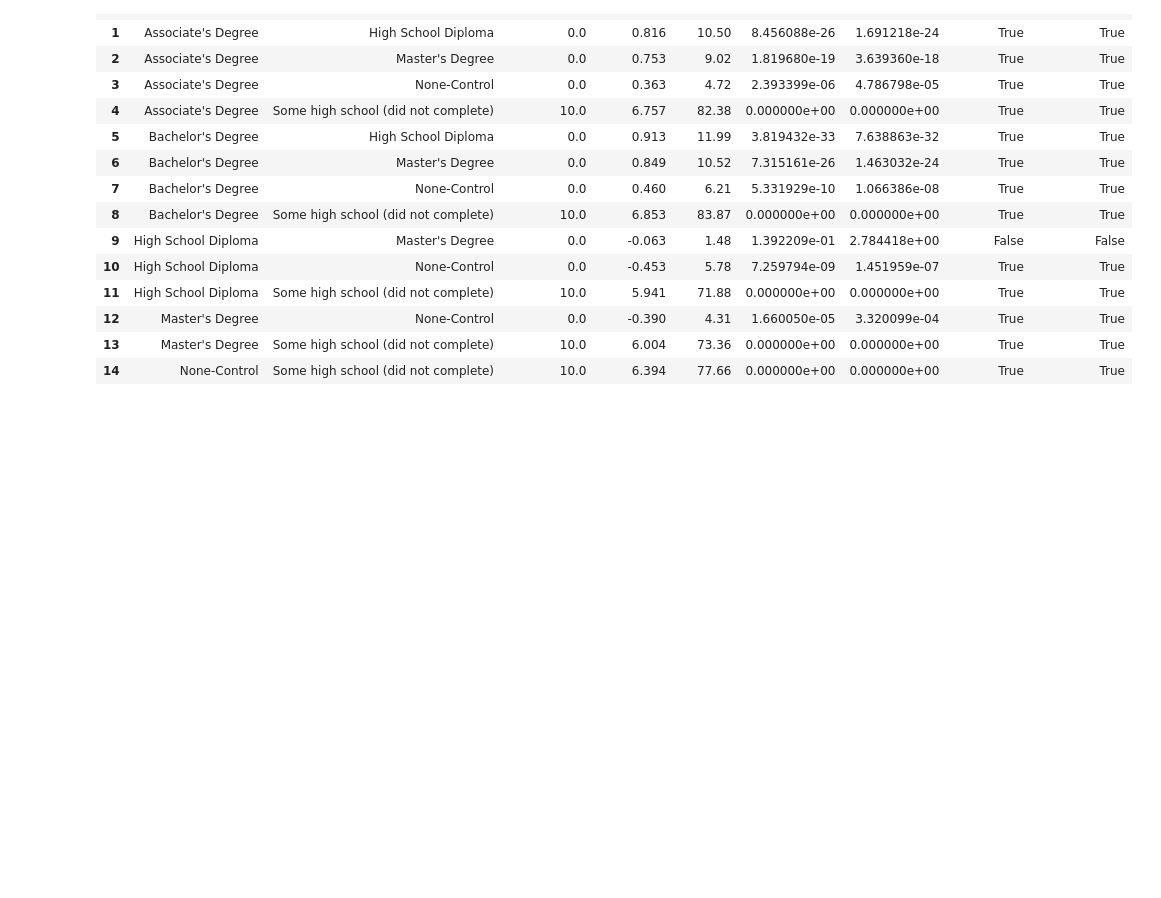
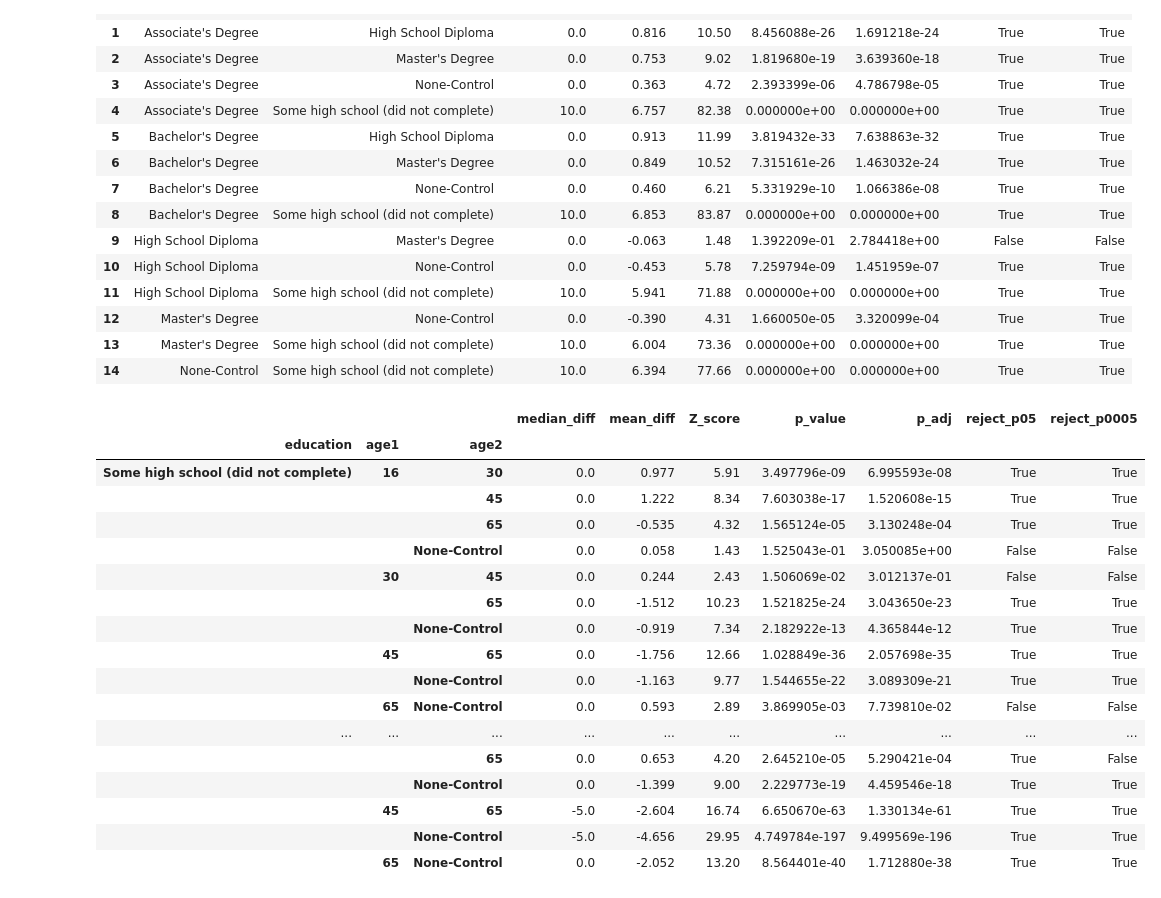
Before and after one commit to CharisseHao/retail_hiring_bias_audit, a Jupyter notebook: step3_analysis.ipynb, the cells around one changed output. Drawn from its saved outputs; the diff is of its cells as text; code cells hidden in the pictures; blank space fills up the shorter version.

```diff
--- a/step3_analysis.ipynb
+++ b/step3_analysis.ipynb
@@ -311,6 +318,38 @@ detailed_dunns_test(df_valid, 'query_response', 'education', total_comparisons=2
 | 12 | Master's Degree | None-Control | 0.0 | -0.390 | 4.31 | 1.660050e-05 | 3.320099e-04 | True | True |
 | 13 | Master's Degree | Some high school (did not complete) | 10.0 | 6.004 | 73.36 | 0.000000e+00 | 0.000000e+00 | True | True |
 | 14 | None-Control | Some high school (did not complete) | 10.0 | 6.394 | 77.66 | 0.000000e+00 | 0.000000e+00 | True | True |
+# %%
+age_edu_dunns = []
+for i in df_valid['education'].unique():
+    df_edu = df[df['education'] == i]
+    curr_df = detailed_dunns_test(df_edu, 'query_response', 'age', total_comparisons=20)
+    curr_df['education'] = i
+    curr_df = curr_df.groupby(['education', 'age1', 'age2']).mean()
+    age_edu_dunns.append(curr_df)
+age_edu_dunns_results = pd.concat(age_edu_dunns)
+age_edu_dunns_results['reject_p05'] = age_edu_dunns_results['reject_p05'].astype(bool)
+age_edu_dunns_results['reject_p0005'] = age_edu_dunns_results['reject_p0005'].astype(bool)
+
+age_edu_dunns_results
+# %% [output]
+|  |  |  | median_diff | mean_diff | Z_score | p_value | p_adj | reject_p05 | reject_p0005 |
+| education | age1 | age2 |  |  |  |  |  |  |  |
+| Some high school (did not complete) | 16 | 30 | 0.0 | 0.977 | 5.91 | 3.497796e-09 | 6.995593e-08 | True | True |
+|  |  | 45 | 0.0 | 1.222 | 8.34 | 7.603038e-17 | 1.520608e-15 | True | True |
+|  |  | 65 | 0.0 | -0.535 | 4.32 | 1.565124e-05 | 3.130248e-04 | True | True |
+|  |  | None-Control | 0.0 | 0.058 | 1.43 | 1.525043e-01 | 3.050085e+00 | False | False |
+|  | 30 | 45 | 0.0 | 0.244 | 2.43 | 1.506069e-02 | 3.012137e-01 | False | False |
+|  |  | 65 | 0.0 | -1.512 | 10.23 | 1.521825e-24 | 3.043650e-23 | True | True |
+|  |  | None-Control | 0.0 | -0.919 | 7.34 | 2.182922e-13 | 4.365844e-12 | True | True |
+|  | 45 | 65 | 0.0 | -1.756 | 12.66 | 1.028849e-36 | 2.057698e-35 | True | True |
+|  |  | None-Control | 0.0 | -1.163 | 9.77 | 1.544655e-22 | 3.089309e-21 | True | True |
+|  | 65 | None-Control | 0.0 | 0.593 | 2.89 | 3.869905e-03 | 7.739810e-02 | False | False |
+| ... | ... | ... | ... | ... | ... | ... | ... | ... | ... |
+|  |  | 65 | 0.0 | 0.653 | 4.20 | 2.645210e-05 | 5.290421e-04 | True | False |
+|  |  | None-Control | 0.0 | -1.399 | 9.00 | 2.229773e-19 | 4.459546e-18 | True | True |
+|  | 45 | 65 | -5.0 | -2.604 | 16.74 | 6.650670e-63 | 1.330134e-61 | True | True |
+|  |  | None-Control | -5.0 | -4.656 | 29.95 | 4.749784e-197 | 9.499569e-196 | True | True |
+|  | 65 | None-Control | 0.0 | -2.052 | 13.20 | 8.564401e-40 | 1.712880e-38 | True | True |
 # %%
 print("Elapsed time:", datetime.datetime.now() - start_run)
 # %% [output]
```
Also changed, not shown: parts of 6 cells of this notebook, 2 other files.
